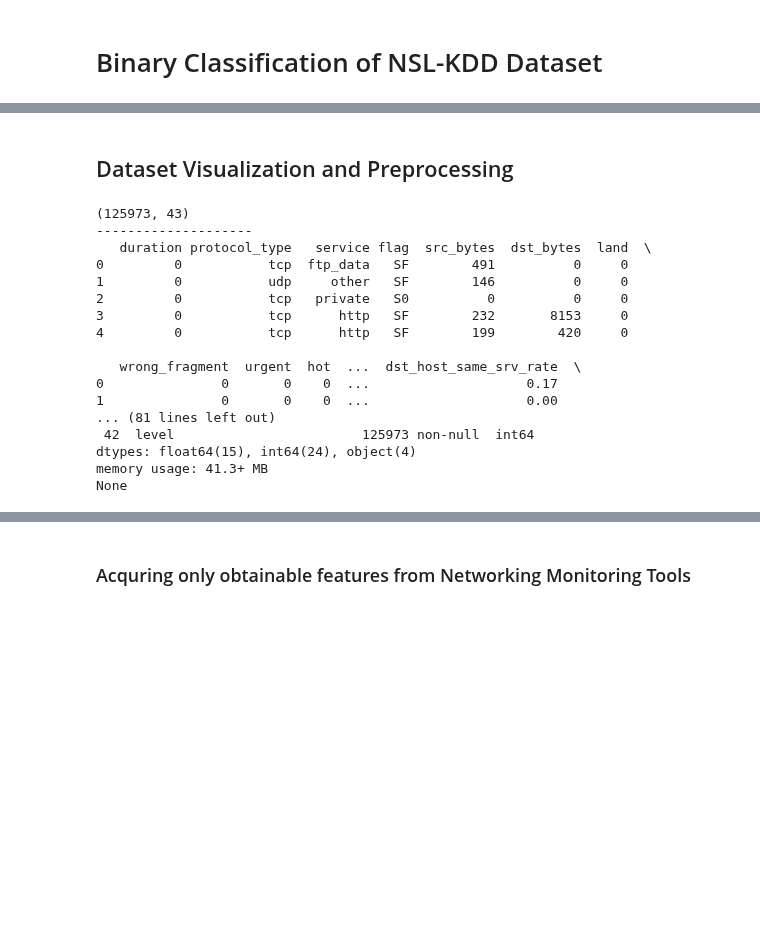
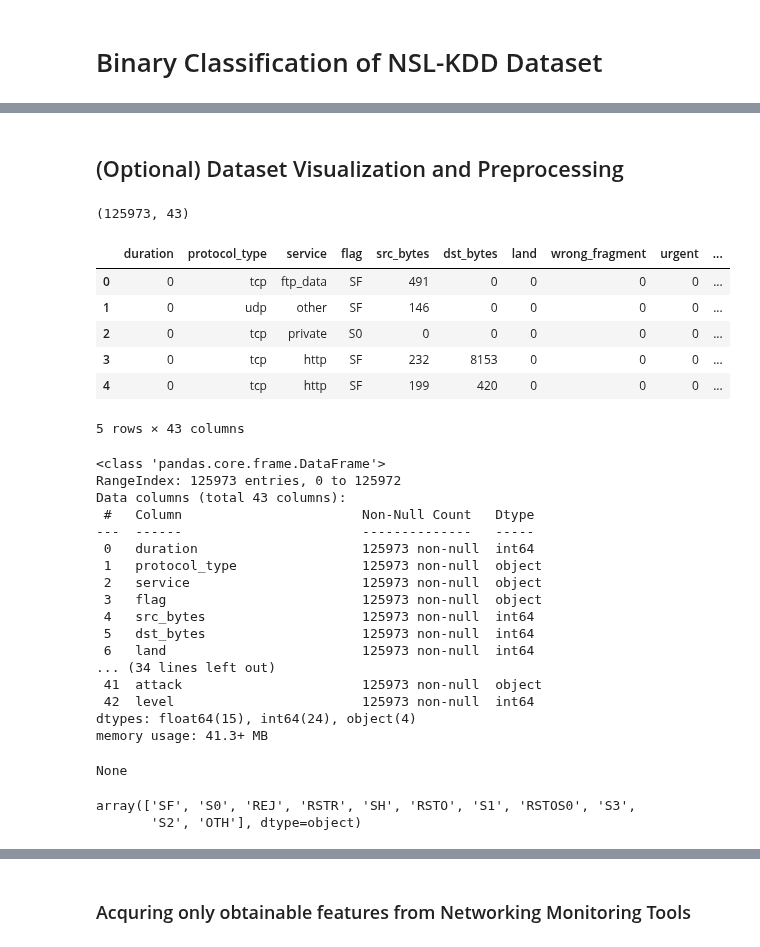
Before and after one commit to luisdavidgarcia/DDoS-Hybrid-Detection-System, a Jupyter notebook: notebooks/results_nsl-kdd_binary.ipynb, the cells around one changed output, grey strips where cells are left out. Cells and saved outputs as stored; diff of their text form; code cells hidden in the pictures; blank space fills up the shorter version.

```diff
--- a/notebooks/results_nsl-kdd_binary.ipynb
+++ b/notebooks/results_nsl-kdd_binary.ipynb
@@ -34,3 +266,3 @@ import time
 # %% [markdown]
-## Dataset Visualization and Preprocessing
+## (Optional) Dataset Visualization and Preprocessing
 # %%
@@ -87,26 +317,36 @@ df_train=pd.read_csv(train_path,header=None,names=columns)
 df_test=pd.read_csv(test_path,header=None,names=columns)
 # %%
 # Training Set Preview
-print(df_train.shape)
-print("--------------------")
-print(df_train.head())
-print("--------------------")
-print(df_train.info())
+display(df_train.shape)
+display(df_train.head())
+display(df_train.info())
+display(df_train['flag'].unique())
 # %% [output]
 (125973, 43)
---------------------
-   duration protocol_type   service flag  src_bytes  dst_bytes  land  \
-0         0           tcp  ftp_data   SF        491          0     0
-1         0           udp     other   SF        146          0     0
-2         0           tcp   private   S0          0          0     0
-3         0           tcp      http   SF        232       8153     0
-4         0           tcp      http   SF        199        420     0
-
-   wrong_fragment  urgent  hot  ...  dst_host_same_srv_rate  \
-0               0       0    0  ...                    0.17
-1               0       0    0  ...                    0.00
-... (81 lines left out)
- 42  level                        125973 non-null  int64
-dtypes: float64(15), int64(24), object(4)
-memory usage: 41.3+ MB
-None
+|  | duration | protocol_type | service | flag | src_bytes | dst_bytes | land | wrong_fragment | urgent | ... |
+| 0 | 0 | tcp | ftp_data | SF | 491 | 0 | 0 | 0 | 0 | ... |
+| 1 | 0 | udp | other | SF | 146 | 0 | 0 | 0 | 0 | ... |
+| 2 | 0 | tcp | private | S0 | 0 | 0 | 0 | 0 | 0 | ... |
+| 3 | 0 | tcp | http | SF | 232 | 8153 | 0 | 0 | 0 | ... |
+| 4 | 0 | tcp | http | SF | 199 | 420 | 0 | 0 | 0 | ... |
+5 rows × 43 columns
+<class 'pandas.core.frame.DataFrame'>
+RangeIndex: 125973 entries, 0 to 125972
+Data columns (total 43 columns):
+ #   Column                       Non-Null Count   Dtype
+---  ------                       --------------   -----
+ 0   duration                     125973 non-null  int64
+ 1   protocol_type                125973 non-null  object
+ 2   service                      125973 non-null  object
+ 3   flag                         125973 non-null  object
+ 4   src_bytes                    125973 non-null  int64
+ 5   dst_bytes                    125973 non-null  int64
+ 6   land                         125973 non-null  int64
+... (34 lines left out)
+ 41  attack                       125973 non-null  object
+ 42  level                        125973 non-null  int64
+dtypes: float64(15), int64(24), object(4)
+memory usage: 41.3+ MB
+None
+array(['SF', 'S0', 'REJ', 'RSTR', 'SH', 'RSTO', 'S1', 'RSTOS0', 'S3',
+       'S2', 'OTH'], dtype=object)
```
Also changed, not shown: parts of 45 cells of this notebook.
